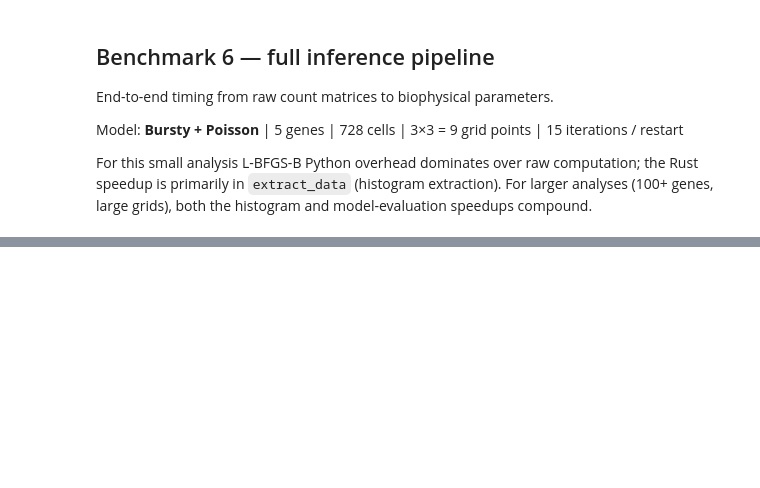
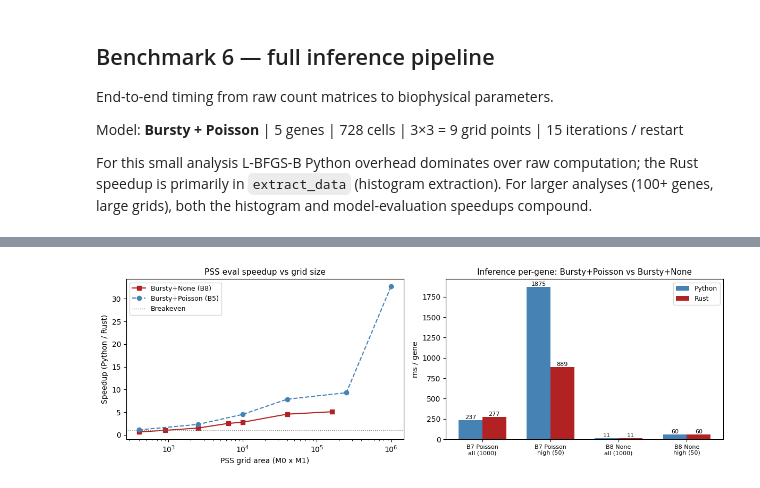
Before and after one commit to pachterlab/monod, a Jupyter notebook: demo_rust_speedup_executed.ipynb, the cells around one changed output, grey strips where cells are left out. Saved outputs shown, nothing was run; the diff lists cells and outputs as text; code cells hidden in the pictures; blank space fills up the shorter version.

```diff
--- a/demo_rust_speedup_executed.ipynb
+++ b/demo_rust_speedup_executed.ipynb
@@ -740,0 +1033,13 @@ Pipeline   total         728 cells × 5 genes, 3×3 grid           2235.8     20
+# %%
+# -- Setup --------------------------------------------------------------------
+# Reuse GENES_1000 and adata_gaba from Benchmark 7.
+BENCH_MODEL_8  = CMEModel("Bursty", "None")
+INFER_PARAMS_8 = dict(
+    use_lengths=False,
+    gradient_params={"max_iterations": 15, "init_pattern": "moments", "num_restarts": 1},
+    gridsize=[1, 1],   # no sampling parameter grid for seq_model="None"
+    save=False,
+)
+print(f"Model: {BENCH_MODEL_8.bio_model} + {BENCH_MODEL_8.seq_model}")
+print(f"Inference grid: {INFER_PARAMS_8['gridsize']}  "
+      f"(1 point; Poisson grid is [3, 3] = 9 points in Benchmark 7)")
@@ -740,0 +1210,42 @@ Pipeline   total         728 cells × 5 genes, 3×3 grid           2235.8     20
+# %%
+# -- Visualise: PSS crossover + inference comparison --------------------------
+fig, axes = plt.subplots(1, 2, figsize=(12, 4))
+
+# Left: direct PSS speedup vs grid area for both models
+ax = axes[0]
+speedup8 = [py/ru for py, ru in zip(py_pss8, ru_pss8)]
+ax.semilogx([s**2 for s in SIZES8], speedup8, 's-', color='firebrick', label='Bursty+None (B8)')
+try:
+    speedup5 = [py/ru for py, ru in zip(py_pss, ru_pss)]
+    ax.semilogx([s**2 for s in grid_sizes5], speedup5, 'o--', color='steelblue',
+                label='Bursty+Poisson (B5)')
+except NameError:
+    pass
+ax.axhline(1.0, color='grey', linestyle=':', linewidth=1, label='Breakeven')
+ax.set_xlabel("PSS grid area (M0 x M1)")
+ax.set_ylabel("Speedup (Python / Rust)")
+ax.set_title("PSS eval speedup vs grid size", fontsize=11)
+ax.legend(fontsize=9)
+
+# Right: per-gene inference time -- Poisson vs None
+ax = axes[1]
+categories = ["B7 Poisson\nall (1000)", "B7 Poisson\nhigh (50)",
+              "B8 None\nall (1000)", "B8 None\nhigh (50)"]
+py_v = [py_inf7_1000/1000, py_top50/50, py_inf8_1000/1000, py_top8/50]
+ru_v = [ru_inf7_1000/1000, ru_top50/50, ru_inf8_1000/1000, ru_top8/50]
+x_pos = np.arange(len(categories))
+w = 0.35
+ax.bar(x_pos - w/2, py_v, w, label='Python', color='steelblue')
+ax.bar(x_pos + w/2, ru_v, w, label='Rust',   color='firebrick')
+for xi, (pv, rv) in enumerate(zip(py_v, ru_v)):
+    ax.text(xi - w/2, pv + 1, f"{pv:.0f}", ha='center', va='bottom', fontsize=8)
+    ax.text(xi + w/2, rv + 1, f"{rv:.0f}", ha='center', va='bottom', fontsize=8)
+ax.set_xticks(x_pos)
+ax.set_xticklabels(categories, fontsize=8)
+ax.set_ylabel("ms / gene")
+ax.set_title("Inference per-gene: Bursty+Poisson vs Bursty+None", fontsize=11)
+ax.legend(fontsize=9)
+fig.tight_layout()
+plt.show()
+# %% [output]
+[figure, added]
```
Also changed, not shown: parts of 27 cells of this notebook, 11 other files.
